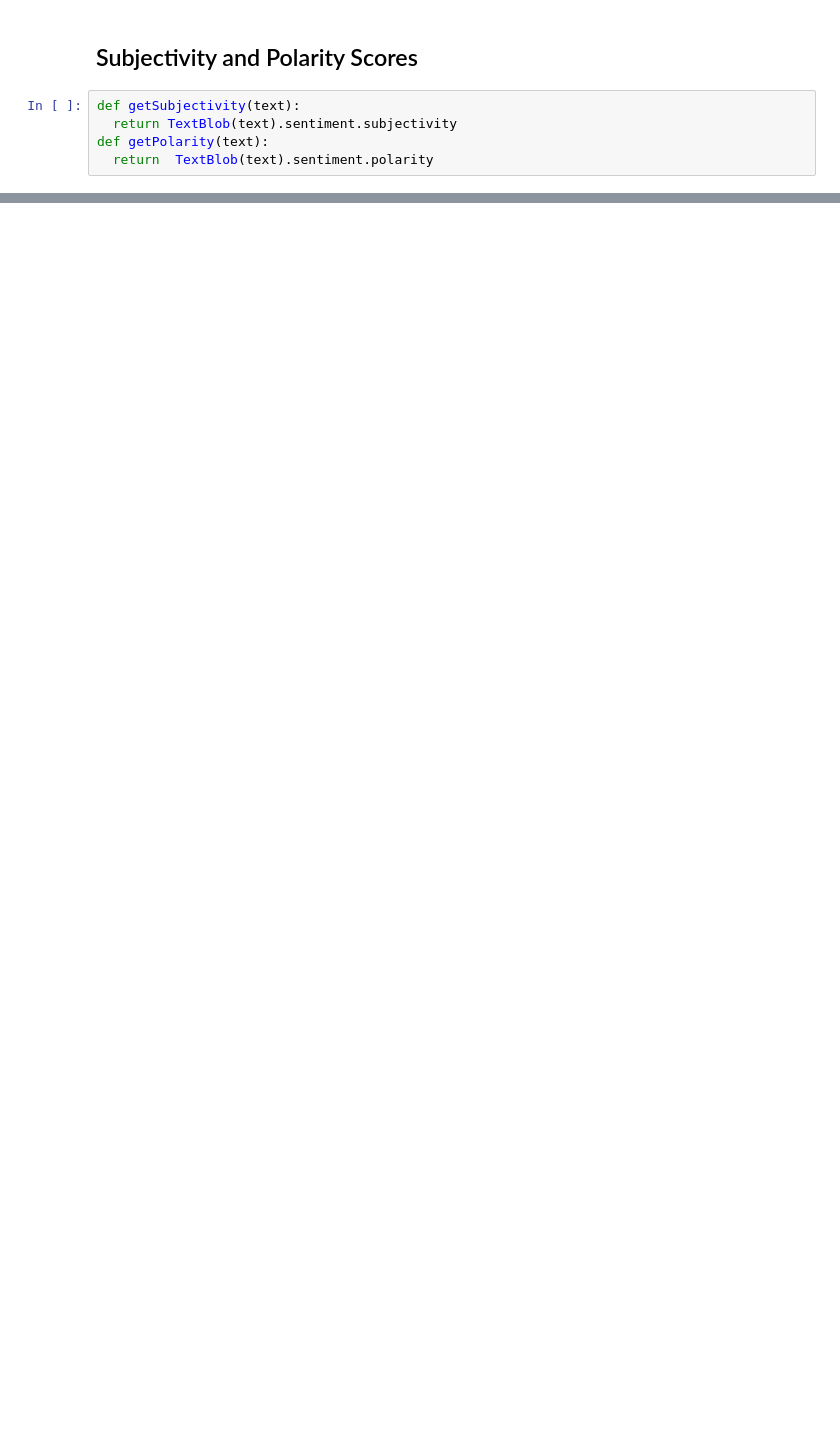
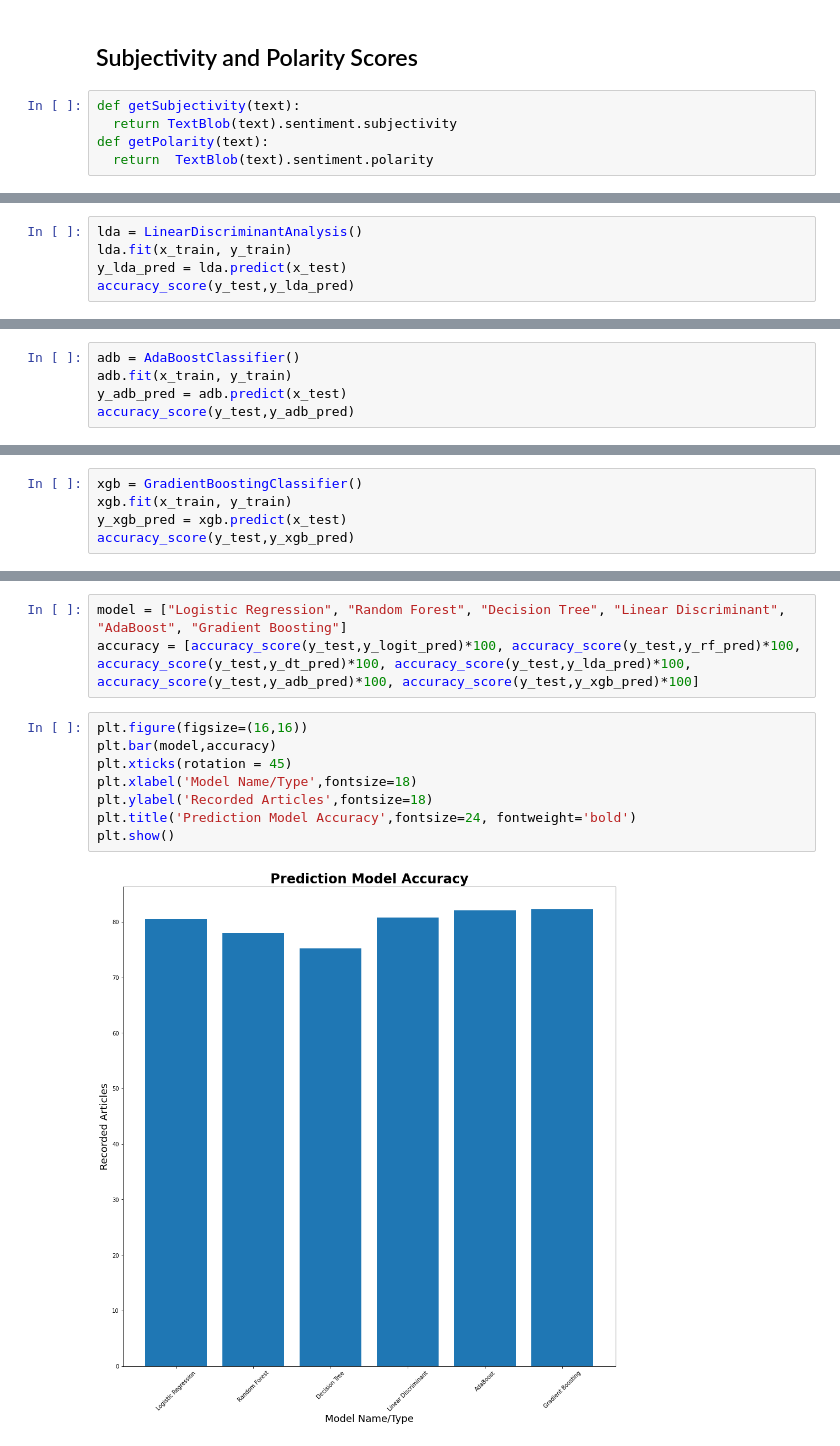
Before and after one commit to Sabyasachi-Seal/StockMarketPrediction, a Jupyter notebook: stockmarketprediction.ipynb, the cells around one changed output, grey strips where cells are left out. Drawn from its saved outputs; the diff is of its cells as text; blank space fills up the shorter version.

```diff
--- a/stockmarketprediction.ipynb
+++ b/stockmarketprediction.ipynb
@@ -447,0 +548,5 @@ hybrid_data.head()
+# %%
+lda = LinearDiscriminantAnalysis()
+lda.fit(x_train, y_train)
+y_lda_pred = lda.predict(x_test)
+accuracy_score(y_test,y_lda_pred)
@@ -447,0 +557,5 @@ hybrid_data.head()
+# %%
+adb = AdaBoostClassifier()
+adb.fit(x_train, y_train)
+y_adb_pred = adb.predict(x_test)
+accuracy_score(y_test,y_adb_pred)
@@ -447,0 +566,5 @@ hybrid_data.head()
+# %%
+xgb = GradientBoostingClassifier()
+xgb.fit(x_train, y_train)
+y_xgb_pred = xgb.predict(x_test)
+accuracy_score(y_test,y_xgb_pred)
@@ -447,0 +591,13 @@ hybrid_data.head()
+# %%
+model = ["Logistic Regression", "Random Forest", "Decision Tree", "Linear Discriminant", "AdaBoost", "Gradient Boosting"]
+accuracy = [accuracy_score(y_test,y_logit_pred)*100, accuracy_score(y_test,y_rf_pred)*100, accuracy_score(y_test,y_dt_pred)*100, accuracy_score(y_test,y_lda_pred)*100, accuracy_score(y_test,y_adb_pred)*100, accuracy_score(y_test,y_xgb_pred)*100]
+# %%
+plt.figure(figsize=(16,16))
+plt.bar(model,accuracy)
+plt.xticks(rotation = 45)
+plt.xlabel('Model Name/Type',fontsize=18)
+plt.ylabel('Recorded Articles',fontsize=18)
+plt.title('Prediction Model Accuracy',fontsize=24, fontweight='bold')
+plt.show()
+# %% [output]
+[figure, added]
```
Also changed, not shown: parts of 26 cells of this notebook.
